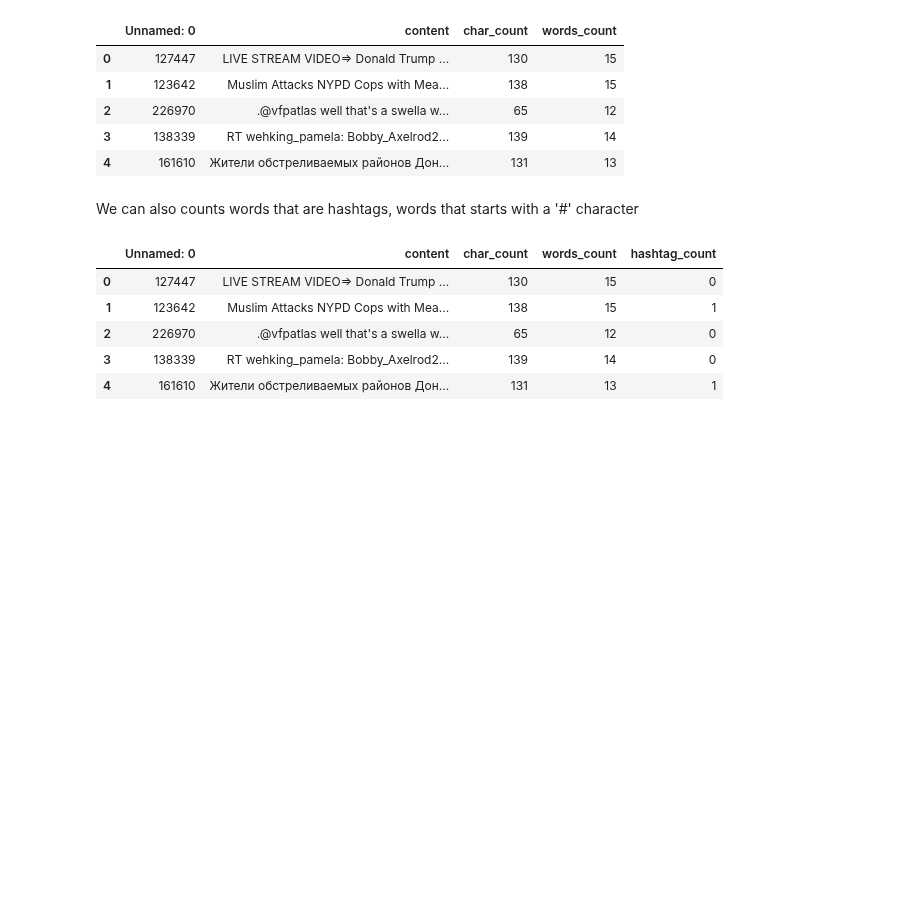
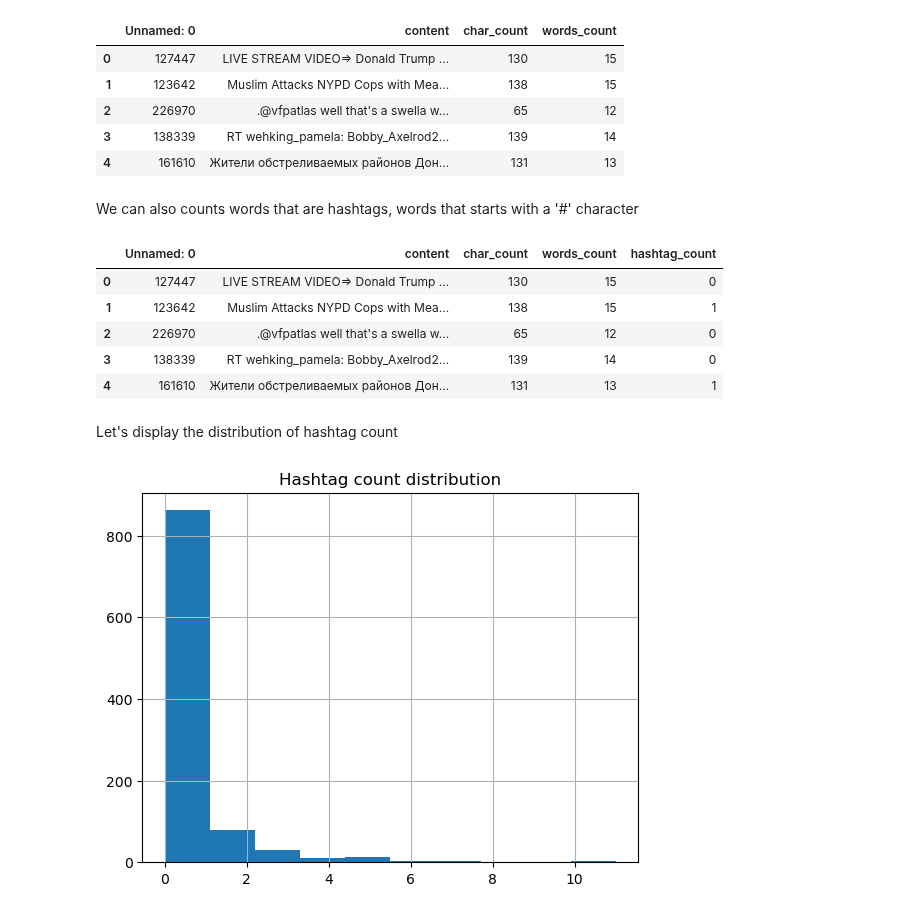
Before and after one commit to fabricepaka/Machine_learning, a Jupyter notebook: statistics_to_MachineLearning/Introduction_to_NLP_feature_engineering.ipynb, the cells around one changed output. Drawn from its saved outputs; the diff is of its cells as text; code cells hidden in the pictures; blank space fills up the shorter version.

```diff
--- a/statistics_to_MachineLearning/Introduction_to_NLP_feature_engineering.ipynb
+++ b/statistics_to_MachineLearning/Introduction_to_NLP_feature_engineering.ipynb
@@ -125,3 +125,12 @@ df_tweets.head()
 | 2 | 226970 | .@vfpatlas well that's a swella w... | 65 | 12 | 0 |
 | 3 | 138339 | RT wehking_pamela: Bobby_Axelrod2... | 139 | 14 | 0 |
 | 4 | 161610 | Жители обстреливаемых районов Дон... | 131 | 13 | 1 |
+# %% [markdown]
+Let's display the distribution of hashtag count
+# %%
+import matplotlib.pyplot as plt
+df_tweets['hashtag_count'].hist()
+plt.title('Hashtag count distribution')
+plt.show()
+# %% [output]
+[figure, added]
```
Also changed, not shown: parts of 5 cells of this notebook, 3 other files.
